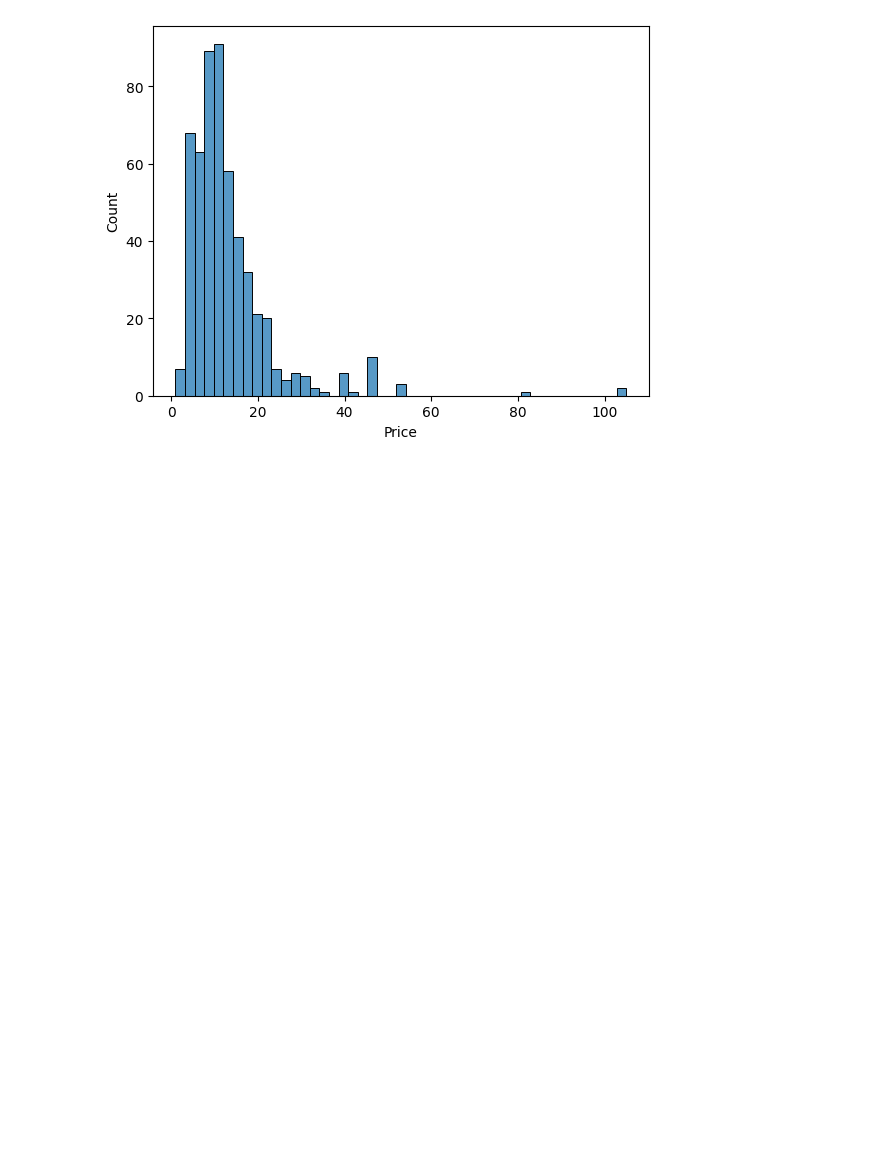
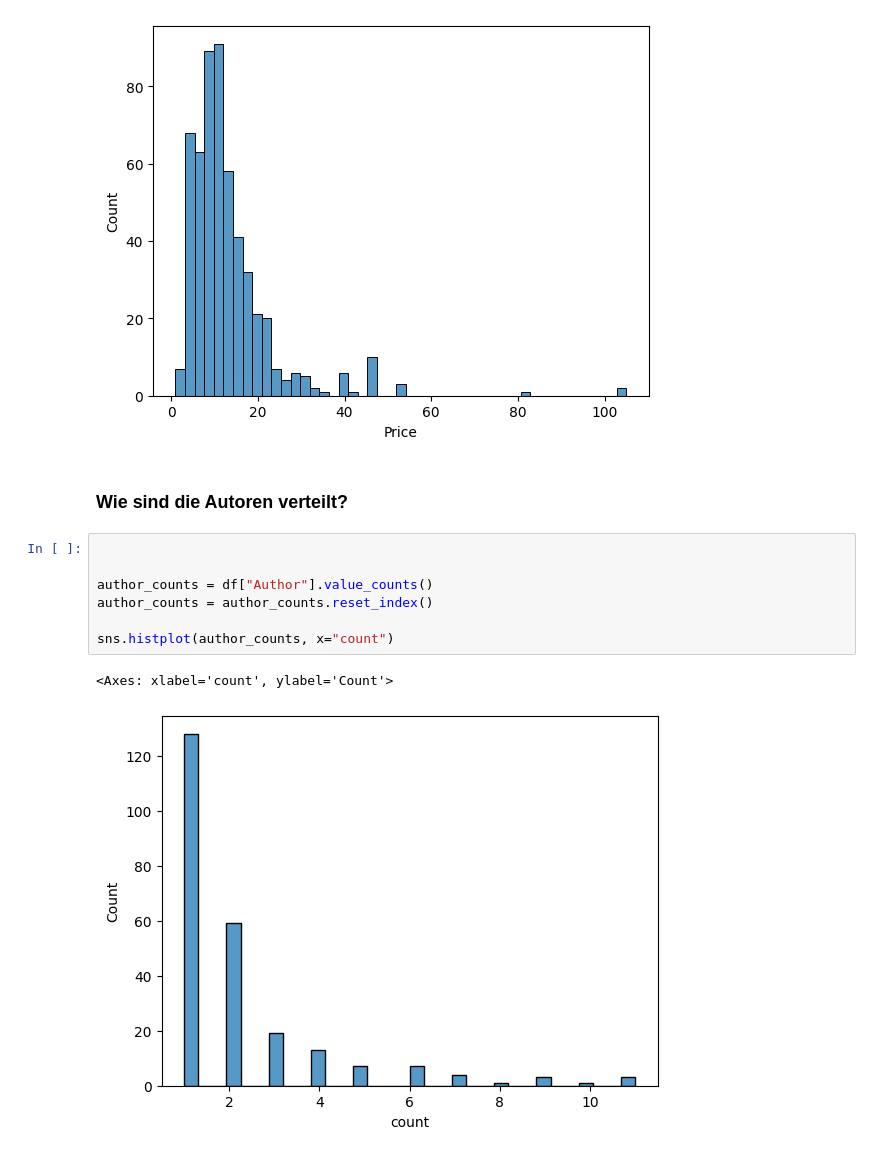
Before and after one commit to co-dex-gmbh/python-data-science-g5, a Jupyter notebook: woche1/amazon_books/notebooks/analysis.ipynb, the cells around one changed output. Saved outputs shown, nothing was run; the diff lists cells and outputs as text; blank space fills up the shorter version.

```diff
--- a/woche1/amazon_books/notebooks/analysis.ipynb
+++ b/woche1/amazon_books/notebooks/analysis.ipynb
@@ -18,3 +18,15 @@ sns.histplot(df, x="Price")
 # %% [output]
 <Axes: xlabel='Price', ylabel='Count'>
 [figure]
+# %% [markdown]
+### Wie sind die Autoren verteilt?
+# %%
+
+
+author_counts = df["Author"].value_counts()
+author_counts = author_counts.reset_index()
+
+sns.histplot(author_counts, x="count")
+# %% [output]
+<Axes: xlabel='count', ylabel='Count'>
+[figure, added]
```
Also changed, not shown: parts of 15 cells of this notebook.
